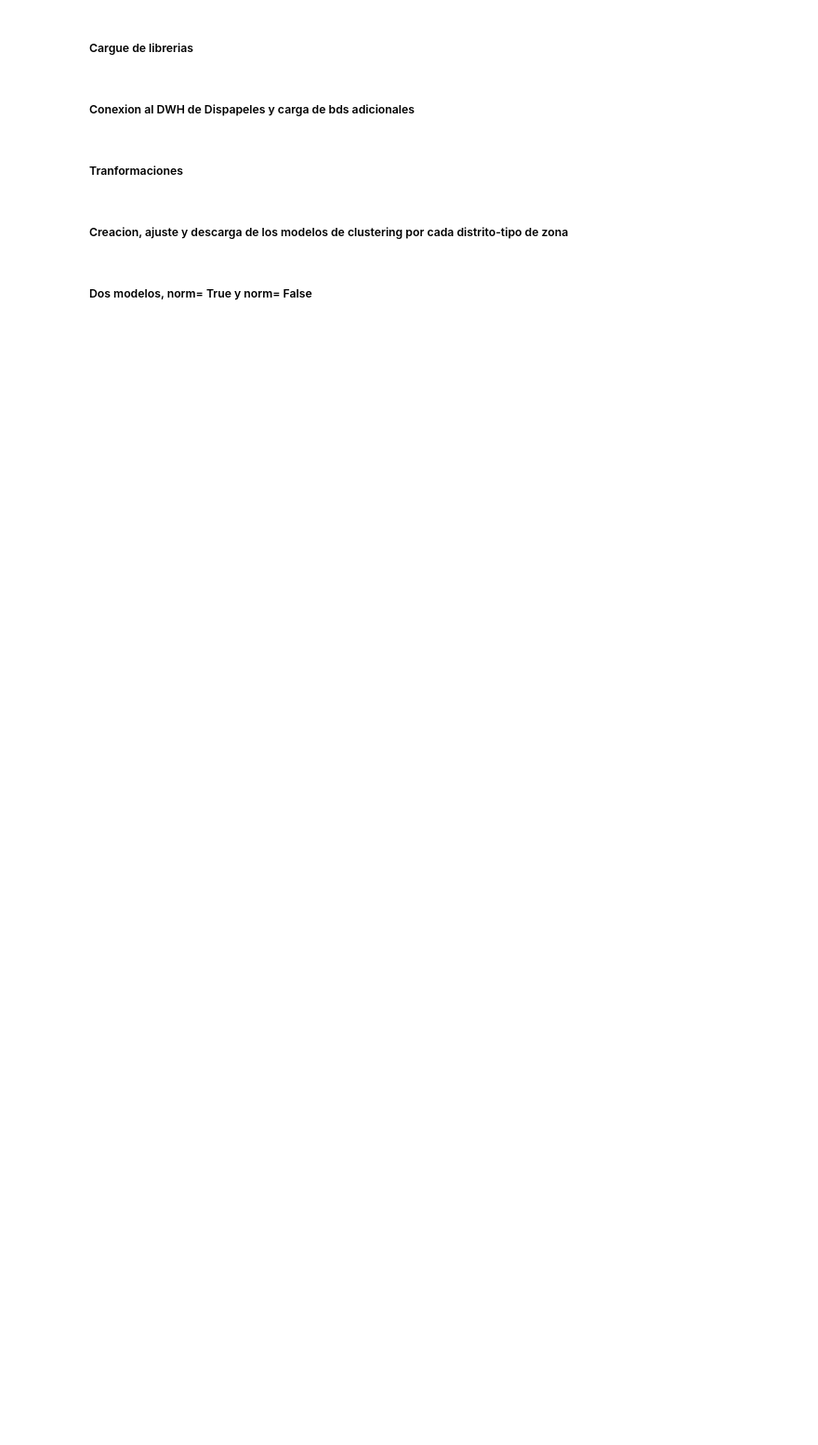
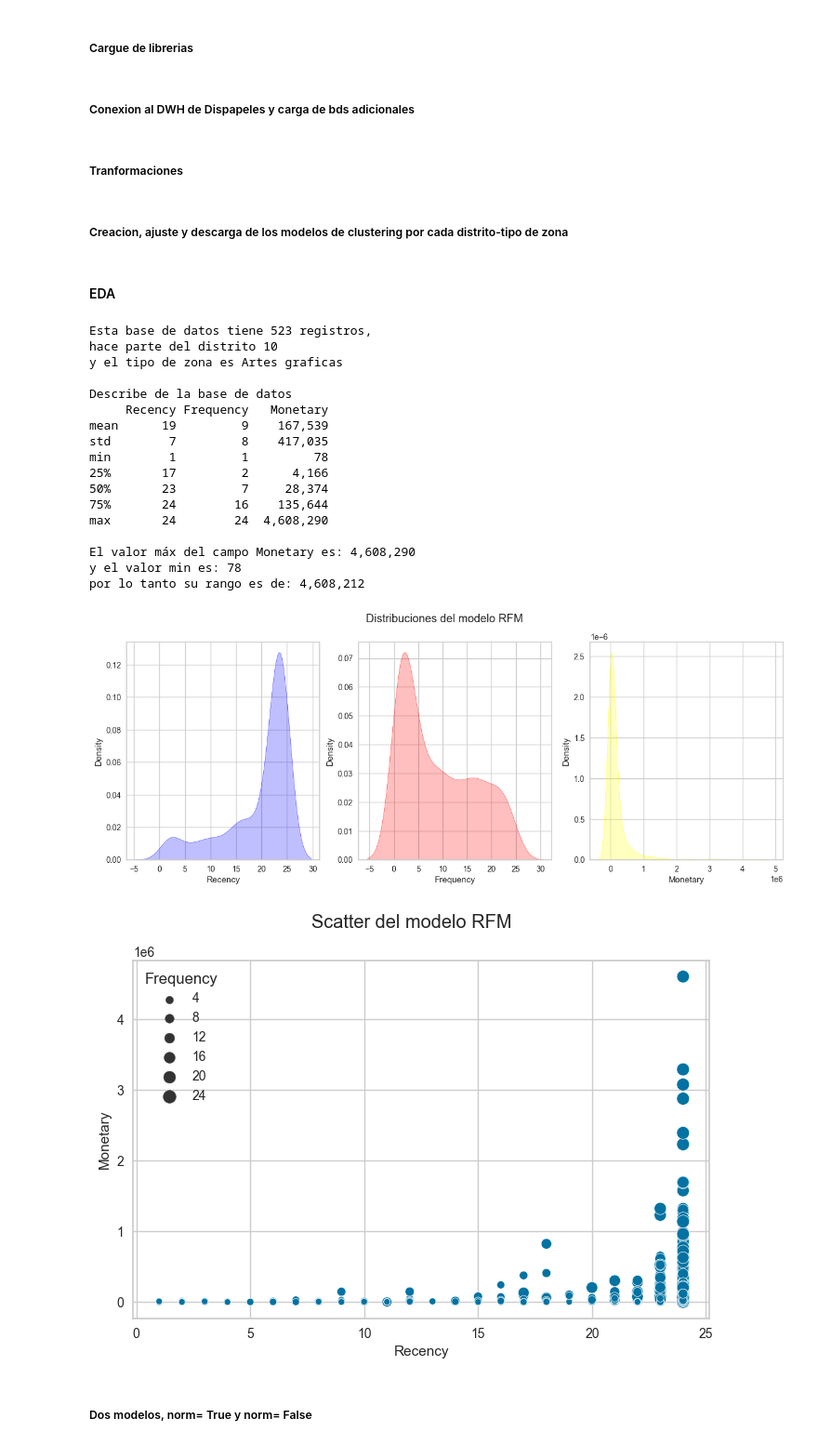
Before and after one commit to TomasCardeLo/ML-Dispapeles-TomasCaLo, a Jupyter notebook: Clustering/Clustering pycaret kmeans - v2.ipynb, the cells around one changed output. Shown at 93% size. Cells and saved outputs as stored; diff of their text form; code cells hidden in the pictures; blank space fills up the shorter version.

```diff
--- a/Clustering/Clustering pycaret kmeans - v2.ipynb
+++ b/Clustering/Clustering pycaret kmeans - v2.ipynb
@@ -72,3 +73,5 @@ list_dtos = df_3["Distrito-Nombretipozona"].unique()
 numeric_features = ["Recency", "Monetary", "Frequency"]
 ignore_columns = ["Codigo distrito", "Nombre tipo zona", "Nit cliente-sucursal", "Distrito-Nombretipozona"]
 normalizar = [False, True]
+# %% [markdown]
+#### EDA
@@ -75,3 +121,27 @@ normalizar = [False, True]
+# %%
+df_EDA = df_3[df_3["Distrito-Nombretipozona"] == '10-Artes graficas']
+# %%
+EDA(df_EDA)
+# %% [output]
+Esta base de datos tiene 523 registros,
+hace parte del distrito 10
+y el tipo de zona es Artes graficas
+
+Describe de la base de datos
+     Recency Frequency   Monetary
+mean      19         9    167,539
+std        7         8    417,035
+min        1         1         78
+25%       17         2      4,166
+50%       23         7     28,374
+75%       24        16    135,644
+max       24        24  4,608,290
+
+El valor máx del campo Monetary es: 4,608,290
+y el valor min es: 78
+por lo tanto su rango es de: 4,608,212
+[figure, added]
+[figure, added]
 # %% [markdown]
 ##### Dos modelos, norm= True y norm= False
 # %%
```
Also changed, not shown: parts of 7 cells of this notebook, 4 other files.
